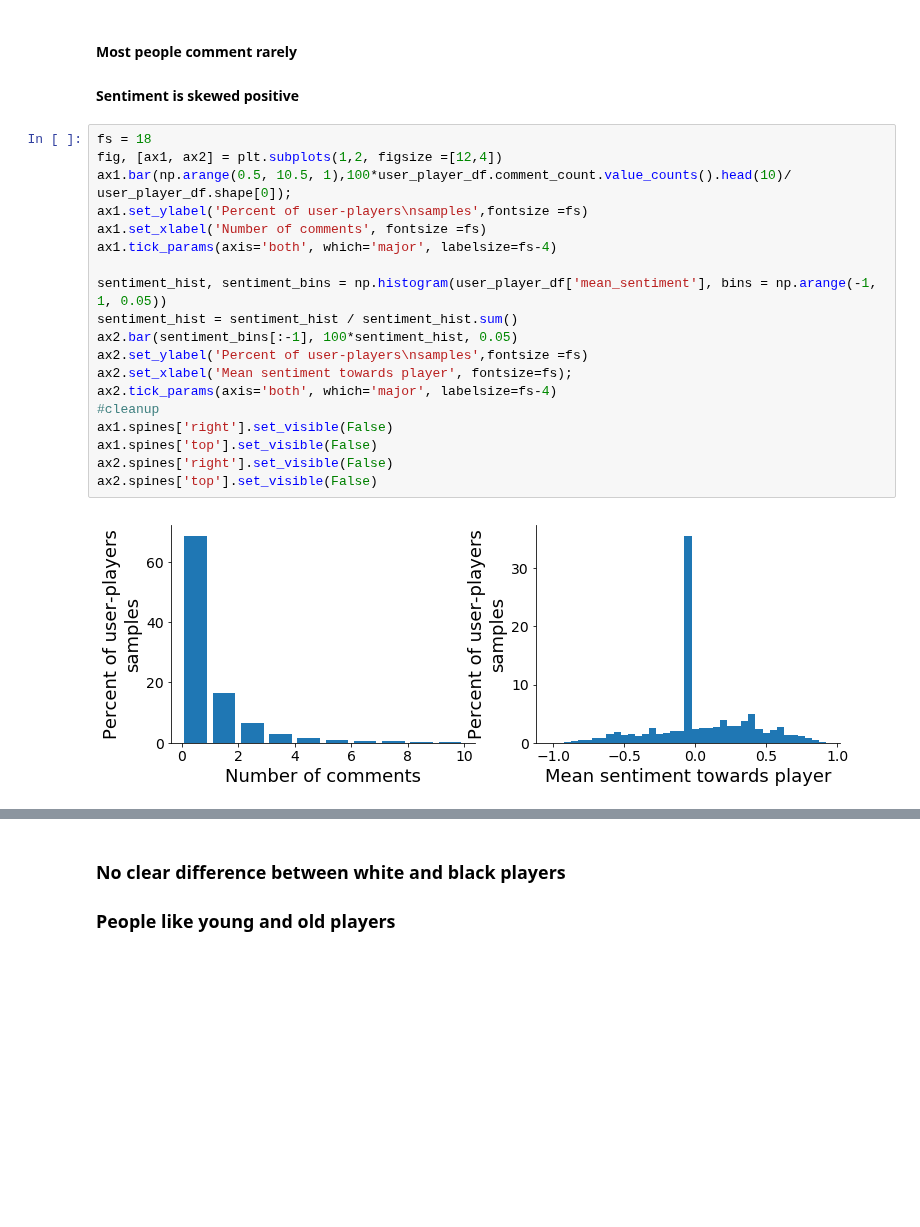
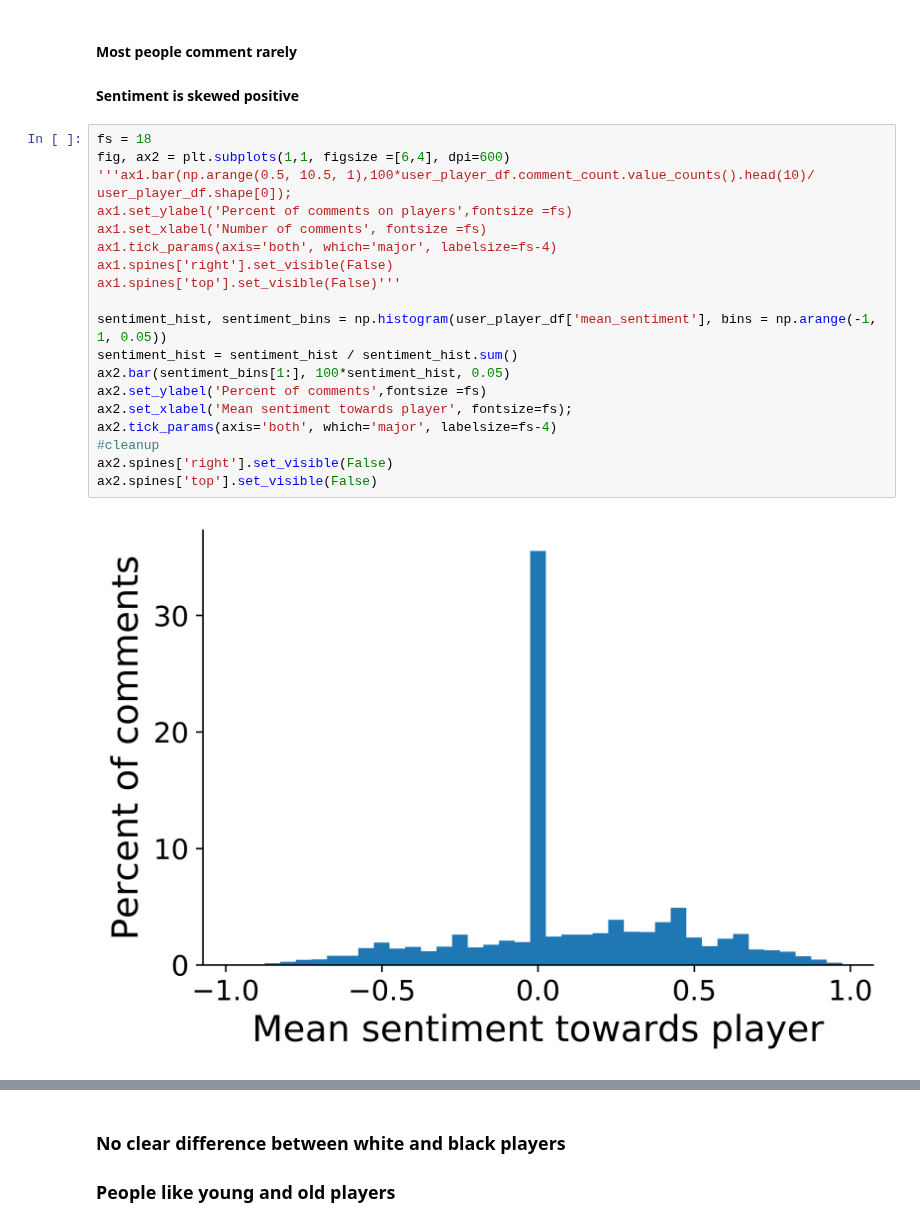
Before and after one commit to map222/trailofpapers, a Jupyter notebook: sentiment_sports/paper/puppy_presentation.ipynb, the cells around one changed output, grey strips where cells are left out. Drawn from its saved outputs; the diff is of its cells as text; blank space fills up the shorter version.

```diff
--- a/sentiment_sports/paper/puppy_presentation.ipynb
+++ b/sentiment_sports/paper/puppy_presentation.ipynb
@@ -260,23 +239,23 @@ user_player_df[['user', 'Player', 'season', 'comment_count', 'mean_sentiment']].
 #### Sentiment is skewed positive
 # %%
 fs = 18
-fig, [ax1, ax2] = plt.subplots(1,2, figsize =[12,4])
-ax1.bar(np.arange(0.5, 10.5, 1),100*user_player_df.comment_count.value_counts().head(10)/ user_player_df.shape[0]);
-ax1.set_ylabel('Percent of user-players\nsamples',fontsize =fs)
+fig, ax2 = plt.subplots(1,1, figsize =[6,4], dpi=600)
+'''ax1.bar(np.arange(0.5, 10.5, 1),100*user_player_df.comment_count.value_counts().head(10)/ user_player_df.shape[0]);
+ax1.set_ylabel('Percent of comments on players',fontsize =fs)
 ax1.set_xlabel('Number of comments', fontsize =fs)
 ax1.tick_params(axis='both', which='major', labelsize=fs-4)
+ax1.spines['right'].set_visible(False)
+ax1.spines['top'].set_visible(False)'''
 
 sentiment_hist, sentiment_bins = np.histogram(user_player_df['mean_sentiment'], bins = np.arange(-1, 1, 0.05))
 sentiment_hist = sentiment_hist / sentiment_hist.sum()
-ax2.bar(sentiment_bins[:-1], 100*sentiment_hist, 0.05)
-ax2.set_ylabel('Percent of user-players\nsamples',fontsize =fs)
+ax2.bar(sentiment_bins[1:], 100*sentiment_hist, 0.05)
+ax2.set_ylabel('Percent of comments',fontsize =fs)
 ax2.set_xlabel('Mean sentiment towards player', fontsize=fs);
 ax2.tick_params(axis='both', which='major', labelsize=fs-4)
 #cleanup
-ax1.spines['right'].set_visible(False)
-ax1.spines['top'].set_visible(False)
 ax2.spines['right'].set_visible(False)
 ax2.spines['top'].set_visible(False)
 # %% [output]
-[figure, old version]
+[figure, new version]
 # %%
```
Also changed, not shown: parts of 32 cells of this notebook, 1 other file.
